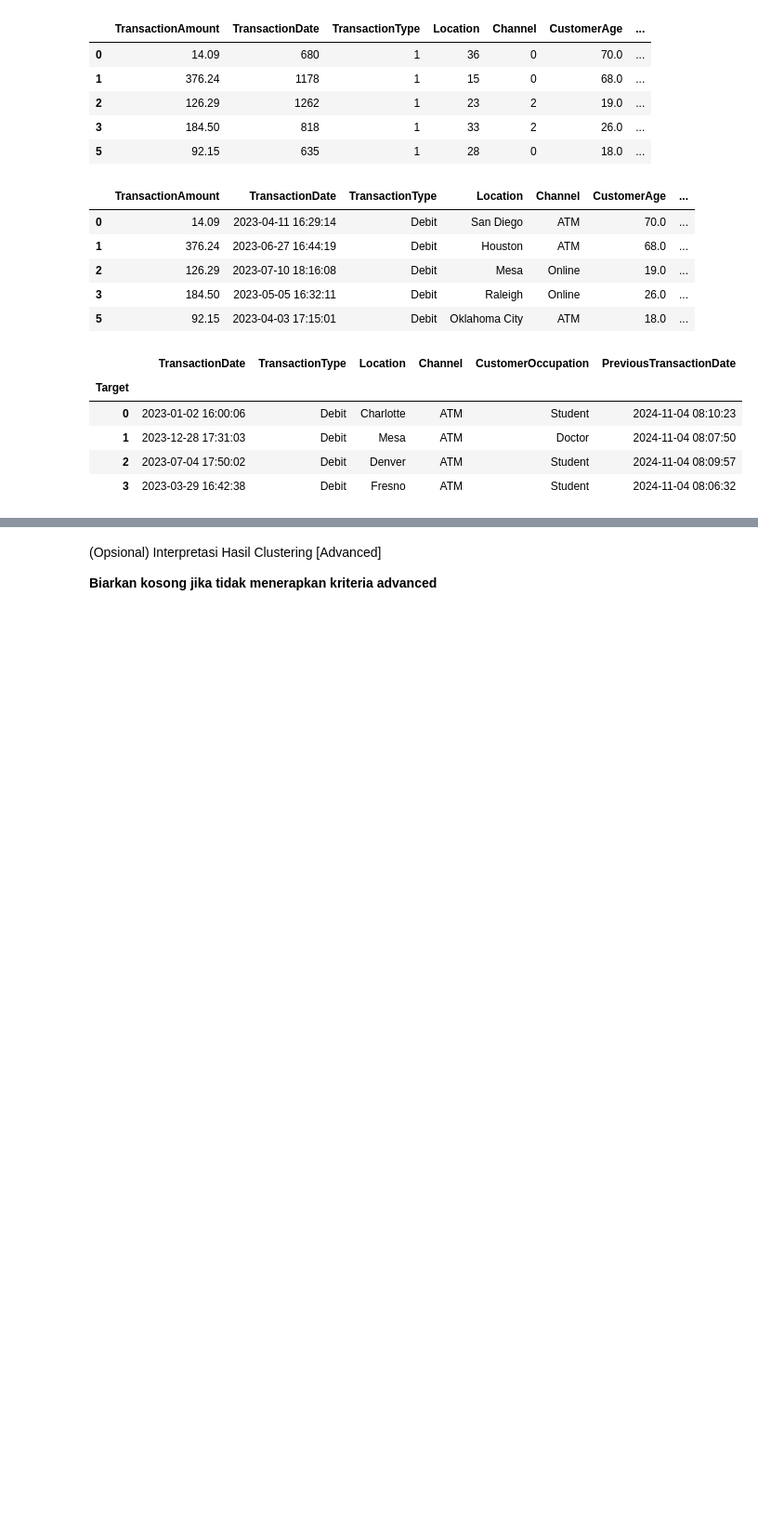
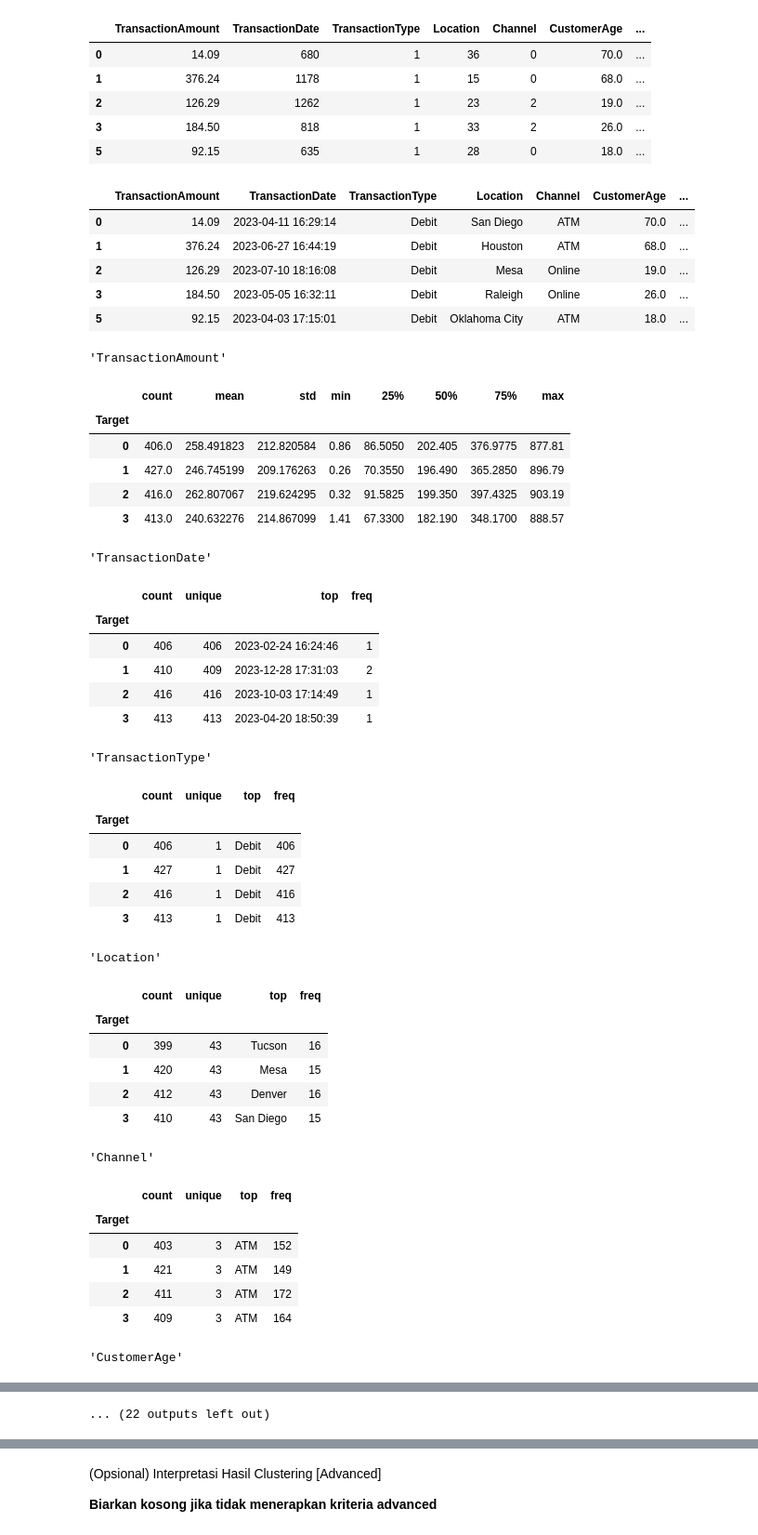
Before and after one commit to AndhikaKusumaW/Asah, a Jupyter notebook: [Clustering]_Submission_Akhir_BMLP_Andhika_Kusuma_Wardana.ipynb, the cells around one changed output, grey strips where cells are left out. Shown at 93% size. Saved outputs shown, nothing was run; the diff lists cells and outputs as text; code cells hidden in the pictures; blank space fills up the shorter version.

```diff
--- a/[Clustering]_Submission_Akhir_BMLP_Andhika_Kusuma_Wardana.ipynb
+++ b/[Clustering]_Submission_Akhir_BMLP_Andhika_Kusuma_Wardana.ipynb
@@ -425,9 +425,9 @@ plt.show()
 # Pastikan kamu membangun model Kmeans baru dengan data yang sudah dimodifikasi melalui PCA.
 # ___ = KMeans(n_clusters=<x>)
 # ___.fit(<data_final>)
-pca = PCA(n_components=2)
+pca_kmeans = PCA(n_components=2)
 df_clustering = df[['TransactionAmount', 'TransactionDuration', 'CustomerAge', 'LoginAttempts']].copy()
-df_final = pca.fit_transform(df_clustering)
+df_final = pca_kmeans.fit_transform(df_clustering)
 df_final = pd.DataFrame(df_final, columns=['PCA1', 'PCA2'])
 kmeans_pca = KMeans(n_clusters=4, n_init=10, random_state=42)
 kmeans_pca.fit(df_final)
@@ -537,15 +565,51 @@ df_inverse.head()
 # %%
 # Lakukan analisis deskriptif minimal mean, min dan max untuk fitur numerik dan mode untuk kategorikal seperti pada basic tetapi menggunakan data yang sudah diinverse.
 # pastikan output menghasilkan agregasi dan groupby bersamaan dengan mean, min, dan max kembali setelah melakukan inverse.
-df_inverse['Target'] = df['Target'].values
-cluster_analysis_inverse = df_inverse.groupby('Target')[num_cols].agg(['mean','min','max'])
-cluster_analysis_inverse
-categorical_analysis_inverse = df_inverse.groupby('Target')[categorical_cols].agg(lambda x: x.mode()[0])
-display(categorical_analysis_inverse)
+# df_inverse['Target'] = df['Target'].values
+# cluster_analysis_inverse = df_inverse.groupby('Target')[num_cols].agg(['mean','min','max'])
+# cluster_analysis_inverse
+grouped_cluster = df_inverse.groupby("Target")
+for column in numerical_cols:
+    display(column)
+    display(grouped_cluster[column].describe())
+
+for column in categorical_cols:
+    display(column)
+    display(pd.DataFrame(grouped_cluster[column].agg(pd.Series.mode)))
 # %% [output]
+'TransactionAmount'
-|  | TransactionDate | TransactionType | Location | Channel | CustomerOccupation | PreviousTransactionDate |
-| Target |  |  |  |  |  |  |
-| 0 | 2023-01-02 16:00:06 | Debit | Charlotte | ATM | Student | 2024-11-04 08:10:23 |
-| 1 | 2023-12-28 17:31:03 | Debit | Mesa | ATM | Doctor | 2024-11-04 08:07:50 |
-| 2 | 2023-07-04 17:50:02 | Debit | Denver | ATM | Student | 2024-11-04 08:09:57 |
-| 3 | 2023-03-29 16:42:38 | Debit | Fresno | ATM | Student | 2024-11-04 08:06:32 |
+|  | count | mean | std | min | 25% | 50% | 75% | max |
+| Target |  |  |  |  |  |  |  |  |
+| 0 | 406.0 | 258.491823 | 212.820584 | 0.86 | 86.5050 | 202.405 | 376.9775 | 877.81 |
+| 1 | 427.0 | 246.745199 | 209.176263 | 0.26 | 70.3550 | 196.490 | 365.2850 | 896.79 |
+| 2 | 416.0 | 262.807067 | 219.624295 | 0.32 | 91.5825 | 199.350 | 397.4325 | 903.19 |
+| 3 | 413.0 | 240.632276 | 214.867099 | 1.41 | 67.3300 | 182.190 | 348.1700 | 888.57 |
+'TransactionDate'
+|  | count | unique | top | freq |
+| Target |  |  |  |  |
+| 0 | 406 | 406 | 2023-02-24 16:24:46 | 1 |
+| 1 | 410 | 409 | 2023-12-28 17:31:03 | 2 |
+| 2 | 416 | 416 | 2023-10-03 17:14:49 | 1 |
+| 3 | 413 | 413 | 2023-04-20 18:50:39 | 1 |
+'TransactionType'
+|  | count | unique | top | freq |
+| Target |  |  |  |  |
+| 0 | 406 | 1 | Debit | 406 |
+| 1 | 427 | 1 | Debit | 427 |
+| 2 | 416 | 1 | Debit | 416 |
+| 3 | 413 | 1 | Debit | 413 |
+'Location'
+|  | count | unique | top | freq |
+| Target |  |  |  |  |
+| 0 | 399 | 43 | Tucson | 16 |
+| 1 | 420 | 43 | Mesa | 15 |
+| 2 | 412 | 43 | Denver | 16 |
+| 3 | 410 | 43 | San Diego | 15 |
+'Channel'
+|  | count | unique | top | freq |
+| Target |  |  |  |  |
+| 0 | 403 | 3 | ATM | 152 |
+| 1 | 421 | 3 | ATM | 149 |
+| 2 | 411 | 3 | ATM | 172 |
+| 3 | 409 | 3 | ATM | 164 |
+'CustomerAge'
@@ -551,0 +622 @@ display(categorical_analysis_inverse)
+... (22 outputs left out)
```
Also changed, not shown: parts of 7 cells of this notebook.
